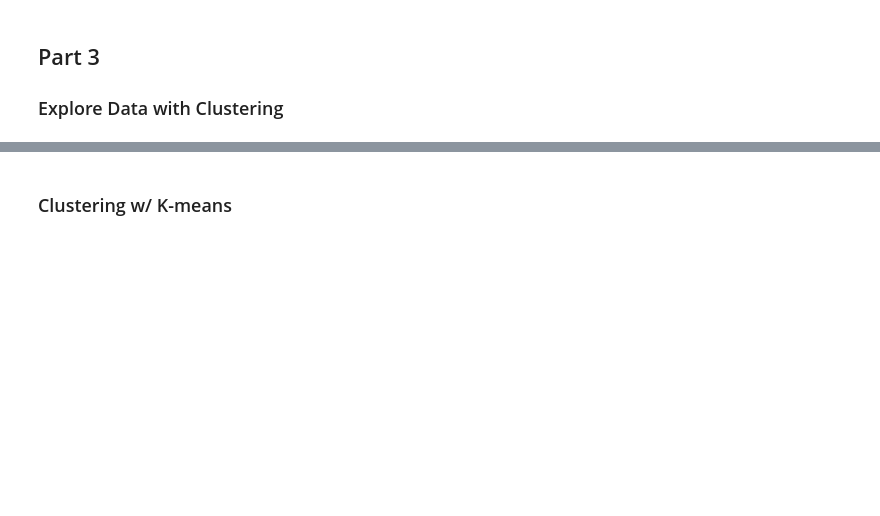
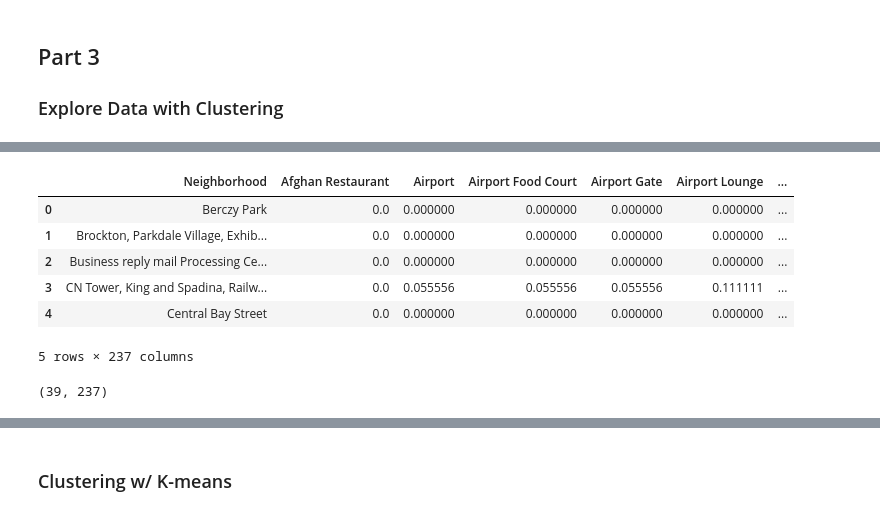
Before and after one commit to geekmdtravis/ibm-professional-data-science-certification, a Jupyter notebook: capstone-project/week3/Week3_Project.ipynb, the cells around one changed output, grey strips where cells are left out. Cells and saved outputs as stored; diff of their text form; code cells hidden in the pictures; blank space fills up the shorter version.

```diff
--- a/capstone-project/week3/Week3_Project.ipynb
+++ b/capstone-project/week3/Week3_Project.ipynb
@@ -200,0 +307,15 @@ print(f'{nearby_venues.shape[0]} venues were returned by Foursquare.')
+# %%
+df_toronto_grouped = df_toronto_venus_onehot.groupby('Neighborhood').mean().reset_index()
+df_toronto_grouped.head()
+# %% [output]
+|  | Neighborhood | Afghan Restaurant | Airport | Airport Food Court | Airport Gate | Airport Lounge | ... |
+| 0 | Berczy Park | 0.0 | 0.000000 | 0.000000 | 0.000000 | 0.000000 | ... |
+| 1 | Brockton, Parkdale Village, Exhib... | 0.0 | 0.000000 | 0.000000 | 0.000000 | 0.000000 | ... |
+| 2 | Business reply mail Processing Ce... | 0.0 | 0.000000 | 0.000000 | 0.000000 | 0.000000 | ... |
+| 3 | CN Tower, King and Spadina, Railw... | 0.0 | 0.055556 | 0.055556 | 0.055556 | 0.111111 | ... |
+| 4 | Central Bay Street | 0.0 | 0.000000 | 0.000000 | 0.000000 | 0.000000 | ... |
+5 rows × 237 columns
+# %%
+df_toronto_grouped.shape
+# %% [output]
+(39, 237)
```
Also changed, not shown: parts of 12 cells of this notebook, 1 other file.
